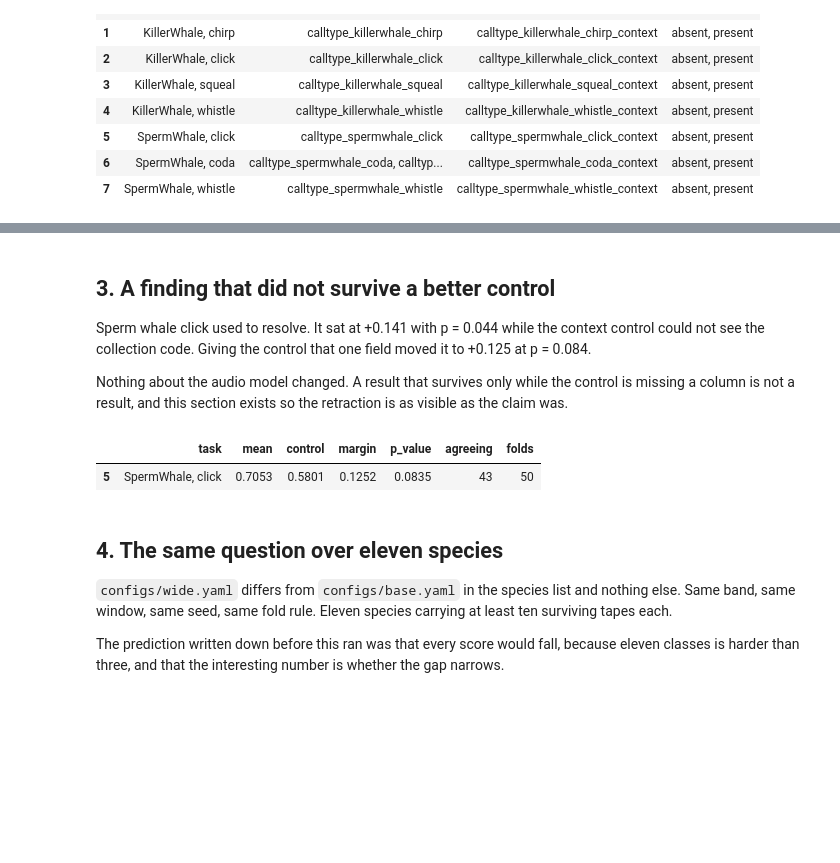
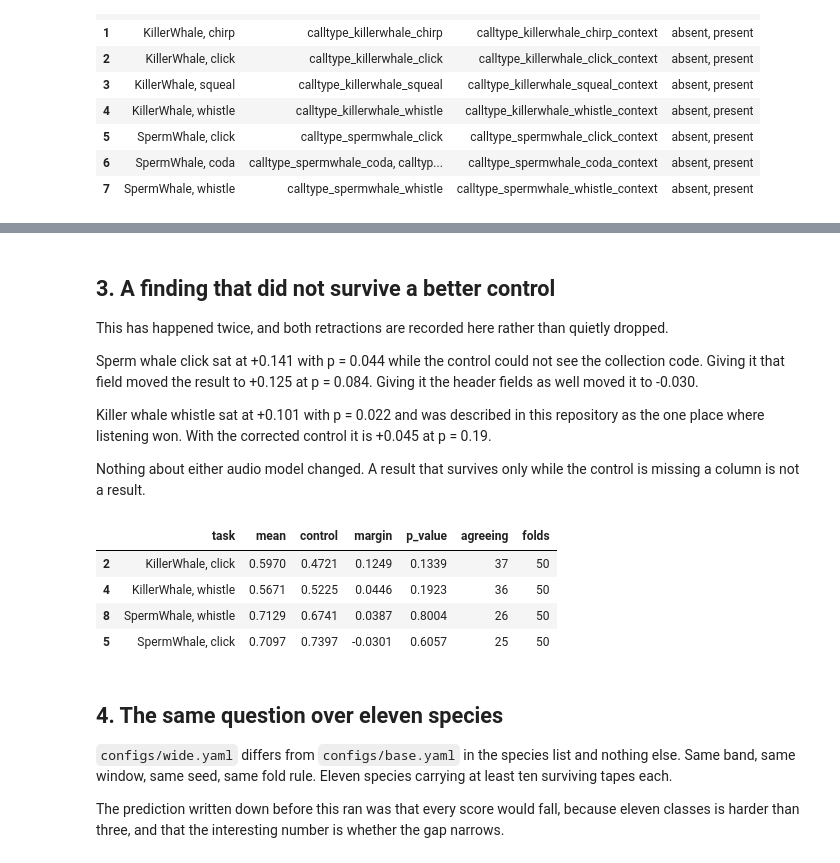
Before and after one commit to Canon-Regularis/datura, a Jupyter notebook: experiments/04_call_types_and_breadth.ipynb, the cells around one changed output, grey strips where cells are left out. Drawn from its saved outputs; the diff is of its cells as text; code cells hidden in the pictures; blank space fills up the shorter version.

```diff
--- a/experiments/04_call_types_and_breadth.ipynb
+++ b/experiments/04_call_types_and_breadth.ipynb
@@ -128,17 +130,28 @@ its interval spans -0.104 to +0.474, which includes zero
 # %% [markdown]
 ## 3. A finding that did not survive a better control
 
-Sperm whale click used to resolve. It sat at +0.141 with p = 0.044 while the context control could
-not see the collection code. Giving the control that one field moved it to +0.125 at p = 0.084.
+This has happened twice, and both retractions are recorded here rather than quietly dropped.
 
-Nothing about the audio model changed. A result that survives only while the control is missing a
-column is not a result, and this section exists so the retraction is as visible as the claim was.
+Sperm whale click sat at +0.141 with p = 0.044 while the control could not see the collection code.
+Giving it that field moved the result to +0.125 at p = 0.084. Giving it the header fields as well
+moved it to -0.030.
+
+Killer whale whistle sat at +0.101 with p = 0.022 and was described in this repository as the one
+place where listening won. With the corrected control it is +0.045 at p = 0.19.
+
+Nothing about either audio model changed. A result that survives only while the control is missing a
+column is not a result.
 # %%
-click = margins[margins.task.str.contains("click") & margins.task.str.contains("Sperm")]
-click[["task", "mean", "control", "margin", "p_value", "agreeing", "folds"]].round(4)
+retracted = margins[
+    margins.task.str.contains("click|whistle") & ~margins.task.str.contains("chirp")
+]
+retracted[["task", "mean", "control", "margin", "p_value", "agreeing", "folds"]].round(4)
 # %% [output]
 |  | task | mean | control | margin | p_value | agreeing | folds |
-| 5 | SpermWhale, click | 0.7053 | 0.5801 | 0.1252 | 0.0835 | 43 | 50 |
+| 2 | KillerWhale, click | 0.5970 | 0.4721 | 0.1249 | 0.1339 | 37 | 50 |
+| 4 | KillerWhale, whistle | 0.5671 | 0.5225 | 0.0446 | 0.1923 | 36 | 50 |
+| 8 | SpermWhale, whistle | 0.7129 | 0.6741 | 0.0387 | 0.8004 | 26 | 50 |
+| 5 | SpermWhale, click | 0.7097 | 0.7397 | -0.0301 | 0.6057 | 25 | 50 |
 # %% [markdown]
 ## 4. The same question over eleven species
 
```
Also changed, not shown: parts of 19 cells of this notebook, 8 other files.
